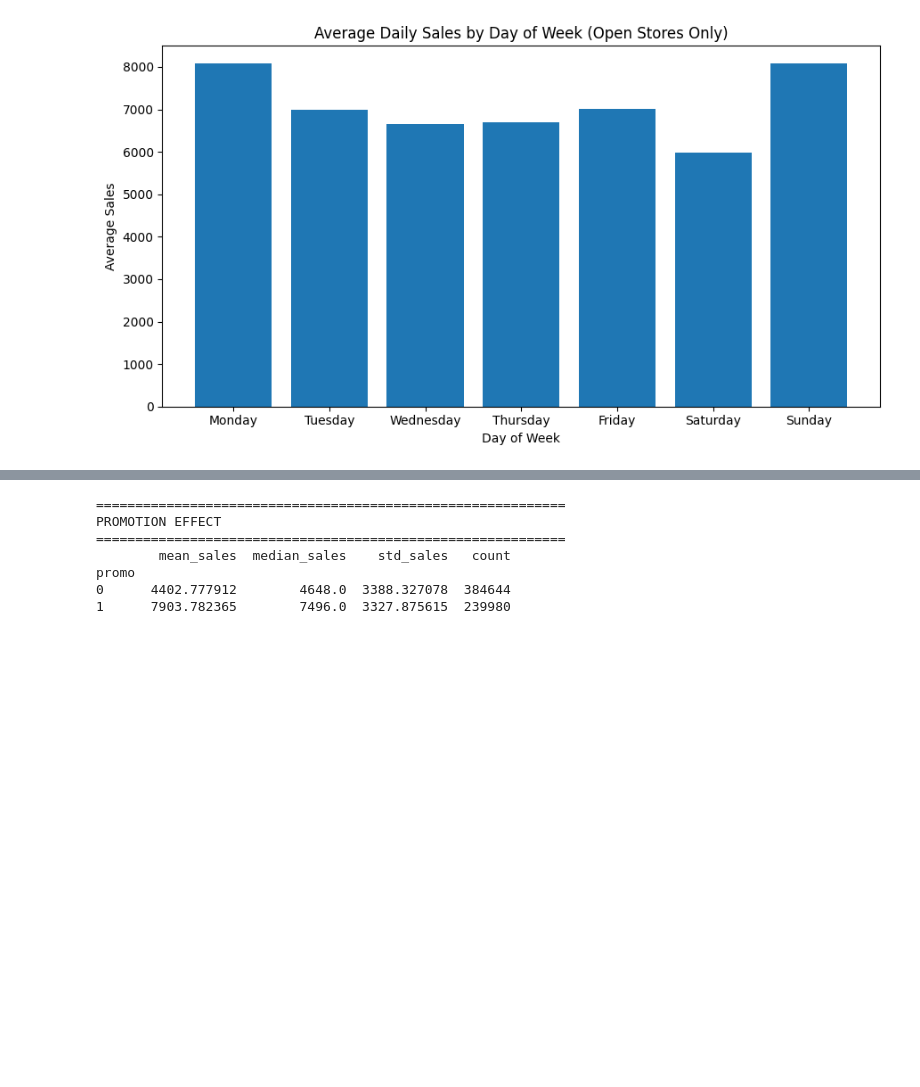
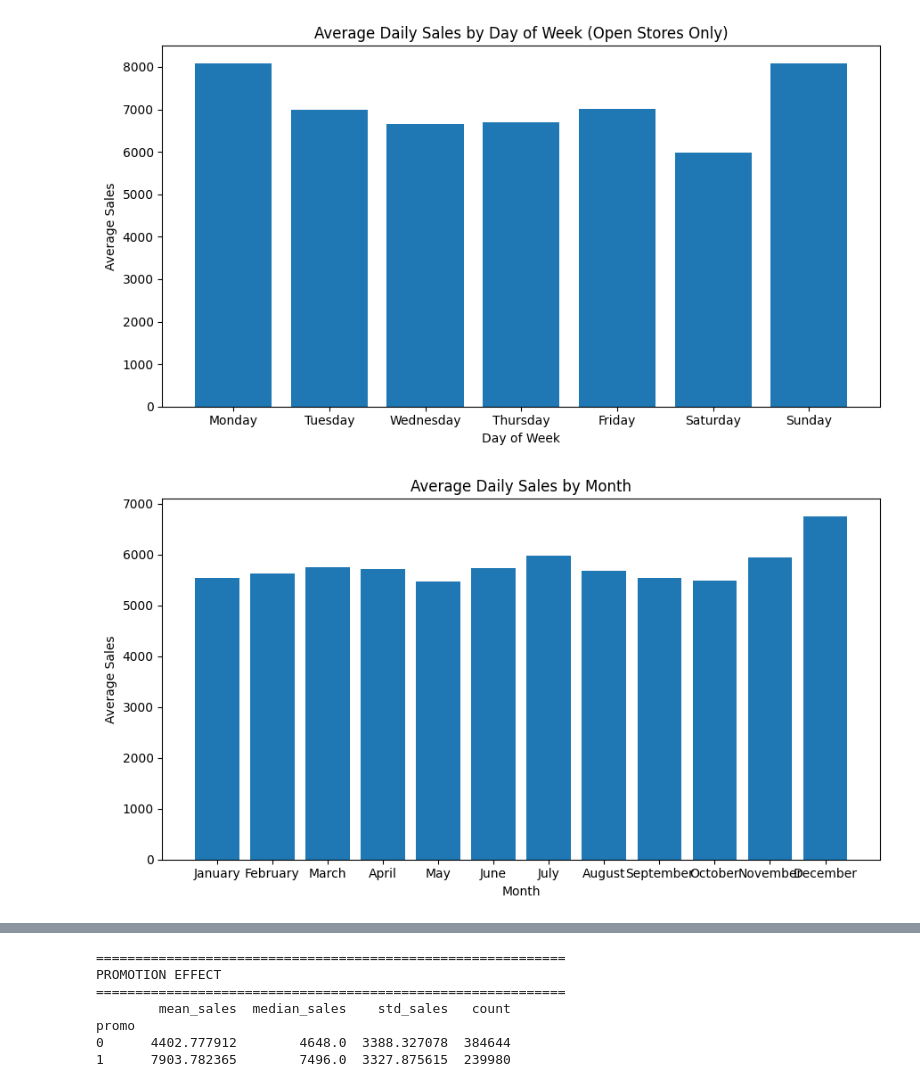
Before and after one commit to xueyingpeng24-dotcom/BF-PJ2, a Jupyter notebook: notebooks/eda+Data_cleaning+merge.ipynb, the cells around one changed output, grey strips where cells are left out. Saved outputs shown, nothing was run; the diff lists cells and outputs as text; code cells hidden in the pictures; blank space fills up the shorter version.

```diff
--- a/notebooks/eda+Data_cleaning+merge.ipynb
+++ b/notebooks/eda+Data_cleaning+merge.ipynb
@@ -33,15 +33,22 @@ pd.set_option("display.max_colwidth", None)
 # =============================================================================
 # STEP 2: Read the Dataset and Ensure Store ID Consistency
 # =============================================================================
-# The project assumes that all input files are stored in the same directory
-# structure. Therefore, the file path is created dynamically using pathlib
-# instead of hardcoding an absolute path.
-# We have same store id in all files
 
-raw_dir = Path("..") / "data" / "raw"
+# Resolve the data directory robustly before reading any files.
+# This avoids NameError when the notebook is executed from a different
+# working directory and keeps the path logic consistent across runs.
+
+raw_dir = Path.cwd() / "data" / "raw"
+if not raw_dir.exists():
+    raw_dir = Path.cwd().parent / "data" / "raw"
+
 sales_data_path = raw_dir / "sales_data.csv"
 future_data_path = raw_dir / "future_values.csv"
 meta_data_path = raw_dir / "metadata.csv"
+
+for path in [sales_data_path, future_data_path, meta_data_path]:
+    if not path.exists():
+        raise FileNotFoundError(f"Required file not found: {path}")
 
 # Read the sales dataset.
 # low_memory=False prevents pandas from inferring column types in chunks,
@@ -74,6 +81,9 @@ print("Meta stores  :", len(meta_store))
 print("\nSales == Future :", sales_store == future_store)
 print("Sales == Meta   :", sales_store == meta_store)
 print("Future == Meta  :", future_store == meta_store)
+
+# We have same store id in all files
+
 
 # =============================================================================
 # STEP 3: Inspect Dataset Dimensions
@@ -689,3 +699,80 @@ plt.show()
 # %% [output]
 [figure]
 [figure]
+# %%
+# =============================================================================
+# STEP 18.3: Monthly Sales Pattern
+# =============================================================================
+# Examine average sales by month to identify
+# monthly seasonality.
+
+if "open_sales" not in globals():
+    open_sales = sales_data[sales_data["open"] == 1].copy()
+
+sales_data["month"] = sales_data["date"].dt.month_name()
+
+month_order = [
+    "January",
+    "February",
+    "March",
+    "April",
+    "May",
+    "June",
+    "July",
+    "August",
+    "September",
+    "October",
+    "November",
+    "December"
+]
+
+monthly_pattern = (
+    sales_data
+    .groupby("month")["sales"]
+    .mean()
+    .reindex(month_order)
+)
+plt.figure(figsize=(9,5))
+
+plt.bar(
+    monthly_pattern.index,
+    monthly_pattern.values
+)
+
+plt.title("Average Daily Sales by Month")
+plt.xlabel("Month")
+plt.ylabel("Average Sales")
+
+plt.tight_layout()
+
+plt.show()
+
+# =============================================================================
+# STEP 18.4: Monthly Sales Pattern (Open Stores Only)
+# =============================================================================
+# Analyse monthly sales pattern after excluding closed stores.
+
+open_sales["month"] = open_sales["date"].dt.month_name()
+
+monthly_pattern_open = (
+    open_sales
+    .groupby("month")["sales"]
+    .mean()
+    .reindex(month_order)
+)
+plt.figure(figsize=(9,5))
+
+plt.bar(
+    monthly_pattern_open.index,
+    monthly_pattern_open.values
+)
+
+plt.title("Average Daily Sales by Month (Open Stores Only)")
+plt.xlabel("Month")
+plt.ylabel("Average Sales")
+
+plt.tight_layout()
+
+plt.show()
+# %% [output]
+[figure, added]
```
Also changed, not shown: parts of 6 cells of this notebook, 12 other files.
